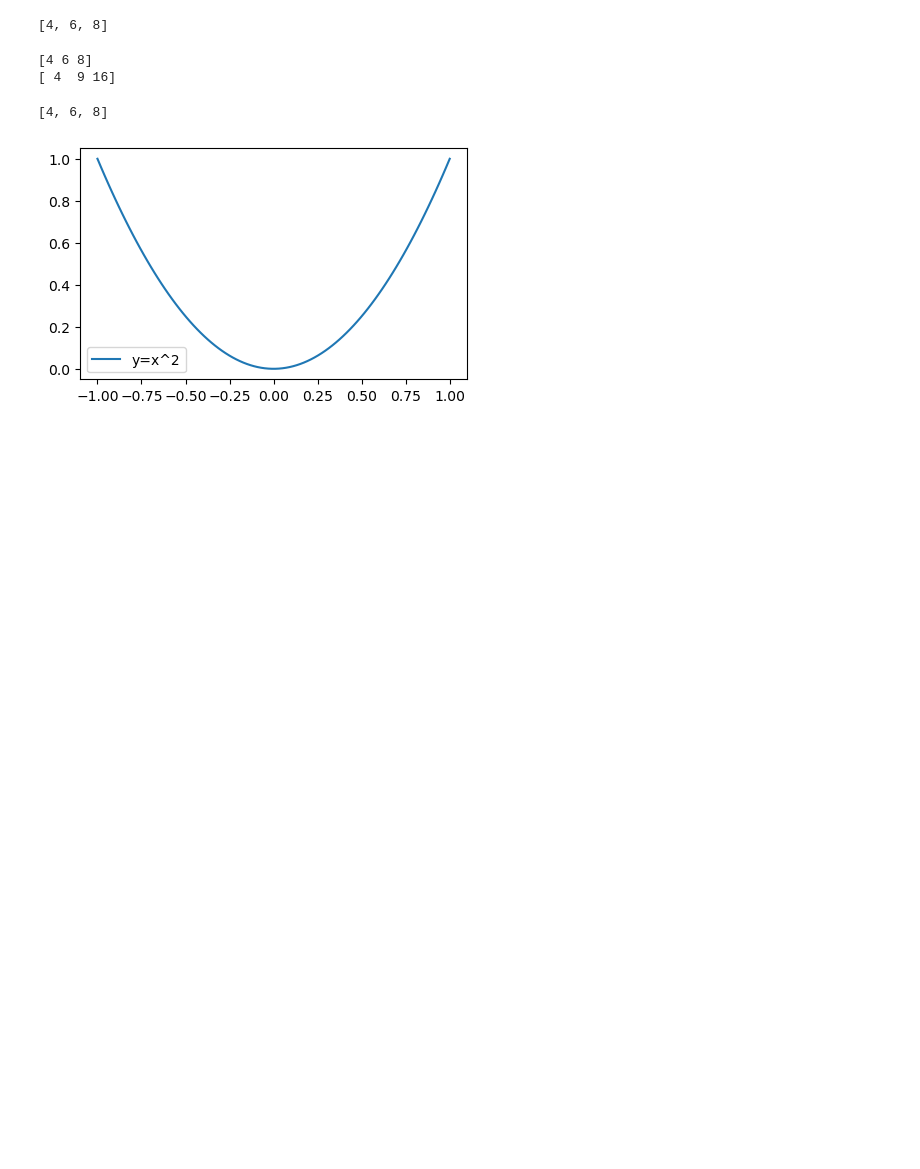
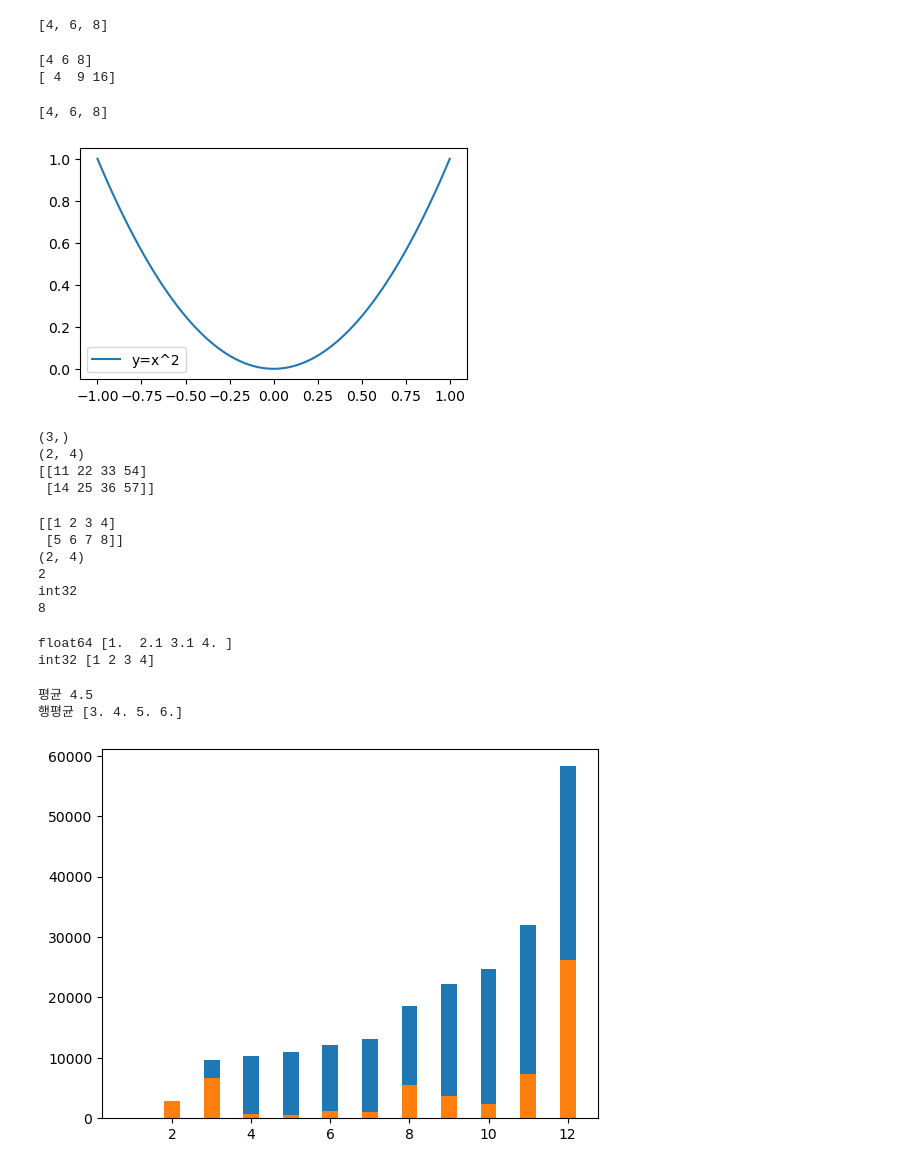
Before and after one commit to hanyong5/2025_python, a Jupyter notebook: 00jupyter/07numpy.ipynb, the cells around one changed output. Saved outputs shown, nothing was run; the diff lists cells and outputs as text; code cells hidden in the pictures; blank space fills up the shorter version.

```diff
--- a/00jupyter/07numpy.ipynb
+++ b/00jupyter/07numpy.ipynb
@@ -158,3 +158,79 @@ plt.legend()
 plt.show()
 # %% [output]
 [figure]
+# %%
+import numpy as np
+a1 = np.array([1,2,3]) # x
+a = np.array([[1,2,3,4],
+              [4,5,6,7]]) # y,x
+
+b = np.array([10,20,30,50])
+
+print(a1.shape) # 차원을 나타냄
+print(a.shape)
+print(np.add(a,b))
+# %% [output]
+(3,)
+(2, 4)
+[[11 22 33 54]
+ [14 25 36 57]]
+# %%
+arr1 = np.array([[1,2,3,4],[5,6,7,8]])
+arr2 = np.zeros(10)
+arr3 = np.zeros((2,3))
+
+arr3 = np.ones((3,3))
+arr3 = np.full((3,3),7)
+arr3 = np.linspace(1,10,5)
+
+print(arr1)
+print(arr1.shape)
+print(arr1.ndim)
+print(arr1.dtype)
+print(arr1.size)
+# %% [output]
+[[1 2 3 4]
+ [5 6 7 8]]
+(2, 4)
+2
+int32
+8
+# %%
+arr = np.array([1,2.1,3.1,4])
+print(arr.dtype,arr)
+int_arr = arr.astype(int)
+print(int_arr.dtype,int_arr)
+# %% [output]
+float64 [1.  2.1 3.1 4. ]
+int32 [1 2 3 4]
+# %%
+arr = np.array([[1,2,3,4],
+                [5,6,7,8]])
+
+print("평균",arr.mean())
+print("행평균",arr.mean(axis=0))
+# %% [output]
+평균 4.5
+행평균 [3. 4. 5. 6.]
+# %%
+import numpy as np
+import matplotlib.pyplot as plt
+num_cases = [11, 2920, 6636, 750, 615, 1141, 1044, 5473, 3707, 2444, 7324, 26198]
+months = np.arange(1,13)
+cum_case = np.cumsum(num_cases)
+
+# plt.plot(months, num_cases,c='r',label='number of case')
+# plt.plot(months,cum_case,c='b',label="acc numeber of case")
+# plt.legend()
+
+w = 0.4
+
+# plt.bar(months-w/2,cum_case,width=w)
+# plt.bar(months+w/2,num_cases,width=w)
+# plt.plot(months,cum_case,c='r',marker='o')
+plt.bar(months,cum_case,width=w)
+plt.bar(months,num_cases,width=w)
+
+plt.show()
+# %% [output]
+[figure, added]
```
Also changed, not shown: 7 other files.
